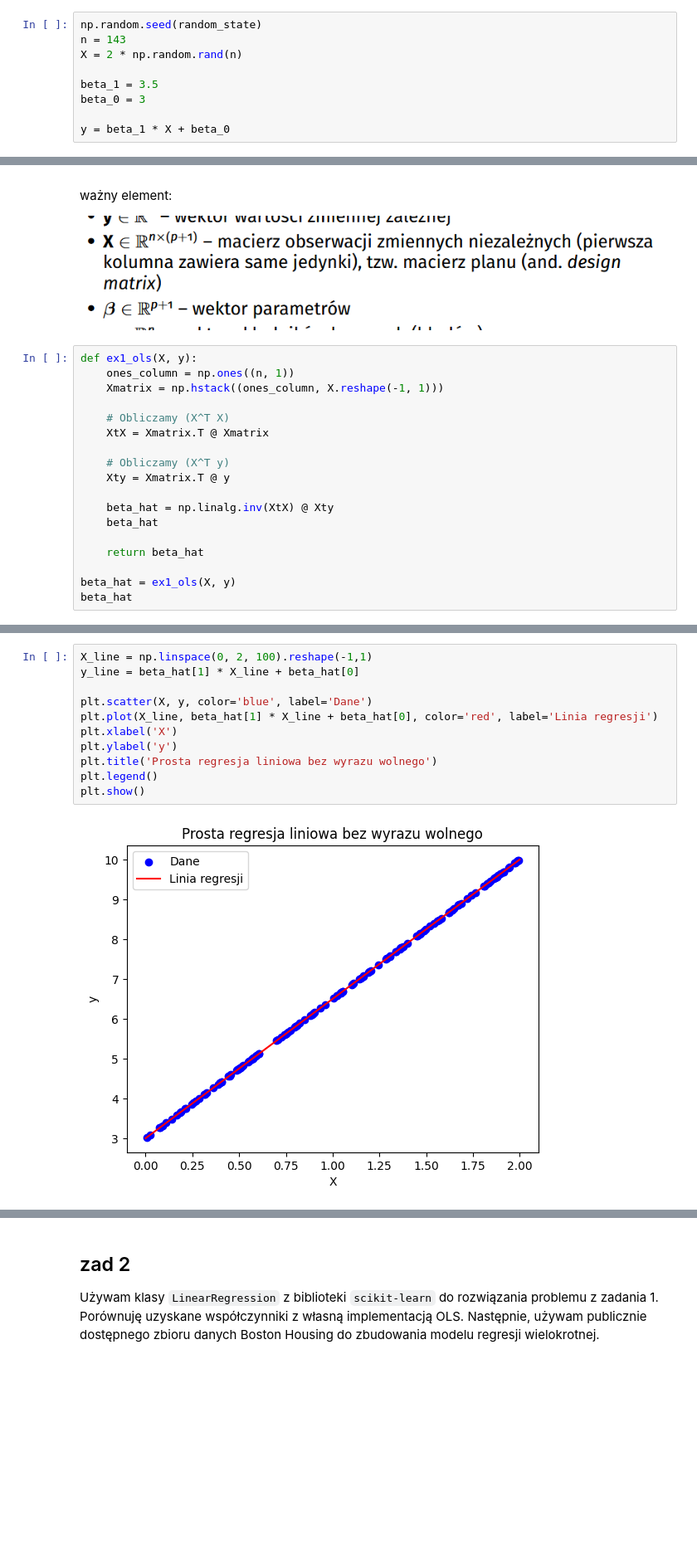
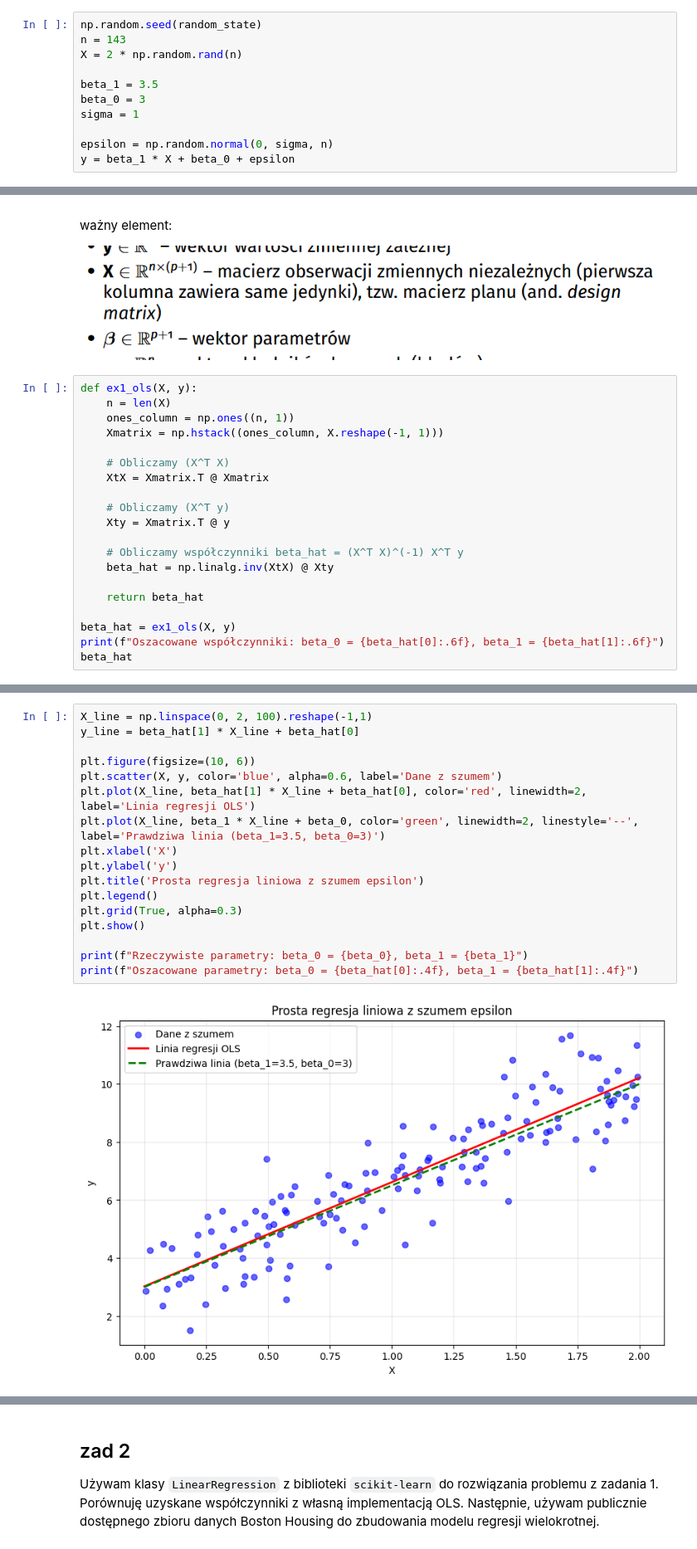
Before and after one commit to piotrczech/PWr-Introduction-to-machine-learning, a Jupyter notebook: lista3.ipynb, the cells around one changed output, grey strips where cells are left out. Shown at 83% size. Cells and saved outputs as stored; diff of their text form; blank space fills up the shorter version.

```diff
--- a/lista3.ipynb
+++ b/lista3.ipynb
@@ -38,8 +44,10 @@ X = 2 * np.random.rand(n)
 
 beta_1 = 3.5
 beta_0 = 3
+sigma = 1
 
-y = beta_1 * X + beta_0
+epsilon = np.random.normal(0, sigma, n)
+y = beta_1 * X + beta_0 + epsilon
 # %% [markdown]
 Algorytm OLS
 
@@ -50,6 +58,7 @@ ważny element:
 ![image-2.png](attachment:image-2.png)
 # %%
 def ex1_ols(X, y):
+    n = len(X)
     ones_column = np.ones((n, 1))
     Xmatrix = np.hstack((ones_column, X.reshape(-1, 1)))
 
@@ -59,11 +68,12 @@ def ex1_ols(X, y):
     # Obliczamy (X^T y)
     Xty = Xmatrix.T @ y
 
+    # Obliczamy współczynniki beta_hat = (X^T X)^(-1) X^T y
     beta_hat = np.linalg.inv(XtX) @ Xty
-    beta_hat
 
     return beta_hat
 
 beta_hat = ex1_ols(X, y)
+print(f"Oszacowane współczynniki: beta_0 = {beta_hat[0]:.6f}, beta_1 = {beta_hat[1]:.6f}")
 beta_hat
 # %% [output]
@@ -71,13 +82,19 @@ array([3. , 3.5])
 # %%
 X_line = np.linspace(0, 2, 100).reshape(-1,1)
 y_line = beta_hat[1] * X_line + beta_hat[0]
 
-plt.scatter(X, y, color='blue', label='Dane')
-plt.plot(X_line, beta_hat[1] * X_line + beta_hat[0], color='red', label='Linia regresji')
+plt.figure(figsize=(10, 6))
+plt.scatter(X, y, color='blue', alpha=0.6, label='Dane z szumem')
+plt.plot(X_line, beta_hat[1] * X_line + beta_hat[0], color='red', linewidth=2, label='Linia regresji OLS')
+plt.plot(X_line, beta_1 * X_line + beta_0, color='green', linewidth=2, linestyle='--', label='Prawdziwa linia (beta_1=3.5, beta_0=3)')
 plt.xlabel('X')
 plt.ylabel('y')
-plt.title('Prosta regresja liniowa bez wyrazu wolnego')
+plt.title('Prosta regresja liniowa z szumem epsilon')
 plt.legend()
+plt.grid(True, alpha=0.3)
 plt.show()
+
+print(f"Rzeczywiste parametry: beta_0 = {beta_0}, beta_1 = {beta_1}")
+print(f"Oszacowane parametry: beta_0 = {beta_hat[0]:.4f}, beta_1 = {beta_hat[1]:.4f}")
 # %% [output]
-[figure, old version]
+[figure, new version]
```
Also changed, not shown: parts of 44 cells of this notebook, 6 other files.
